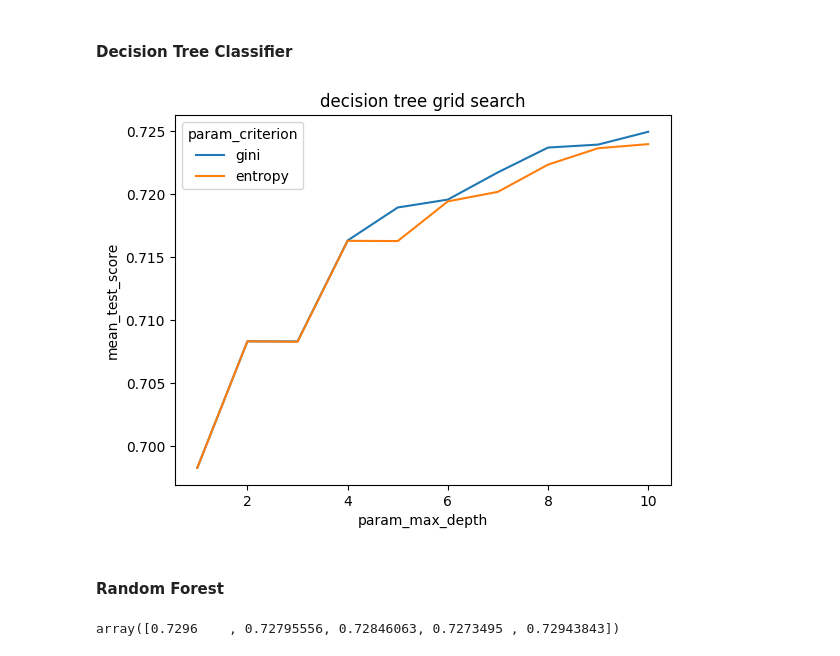
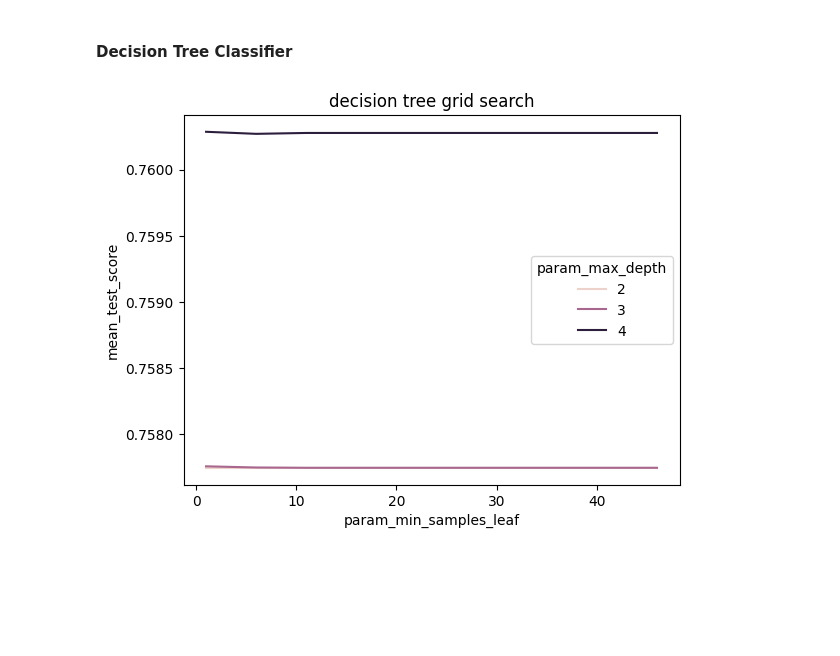
Before and after one commit to schmly/UCDPA_hlaing, a Jupyter notebook: data/ny_motor_vehicle_collisions.ipynb, the cells around one changed output. Saved outputs shown, nothing was run; the diff lists cells and outputs as text; code cells hidden in the pictures; blank space fills up the shorter version.

```diff
--- a/data/ny_motor_vehicle_collisions.ipynb
+++ b/data/ny_motor_vehicle_collisions.ipynb
@@ -454,10 +455,11 @@ from sklearn.ensemble import BaggingClassifier
 
 models_initial = {
     "ridge": RidgeClassifier(),
-    "tree": DecisionTreeClassifier(random_state=42),
+    "tree": DecisionTreeClassifier(random_state=seed),
+    "tree2": DecisionTreeClassifier(random_state=seed, min_samples_leaf=10),
     'bernoulli': BernoulliNB(binarize=None)
 }
 
-kf = KFold(random_state=12, shuffle=True)
-scores_initial = [cross_val_score(clf, X_train, y_train, cv=kf) for clf in models_initial.values()]
+kf = KFold(random_state=seed, shuffle=True)
+cross_scores_initial = [cross_val_score(clf, X_train, y_train, cv=kf) for clf in models_initial.values()]
 # %%
@@ -471,0 +472,10 @@ In the next step, we will compare different tree based classifiers.
+# %%
+# The decision tree shows the best performance.
+# However, trees have a high risk of overfitting.
+# Therefore, we will also compare the scores for the prediction on the test set.
+
+for clf in models_initial.values():
+    clf.fit(X_train, y_train)
+
+scores_initial = [clf.score(X_test, y_test) for clf in models_initial.values()]
+scores_initial_train = [clf.score(X_train, y_train) for clf in models_initial.values()]
@@ -487,0 +524,6 @@ A bagging classifier based on a decision tree performs even slightly better!
+# %%
+# perform the same prediction with a bagging classifier
+bag = BaggingClassifier(random_state=seed)
+bag.fit(X_train, y_train)
+y_pred_bag = bag.predict(X_test)
+acc_score_bag = accuracy_score(y_test, y_pred_bag)
@@ -538,24 +586,23 @@ plt.show()
 # we first have a closer look at the Ridge Classifier
 from sklearn.model_selection import GridSearchCV
 # %%
-tree_params = [
-    {
-        "criterion": ["gini", "entropy"],
-        "max_depth": np.arange(1, 11),
+# initialise grid search
+tree_params = {
+        # "max_depth": np.arange(5, 10),
+        "max_depth": [2, 3, 4],
+        "min_samples_leaf": np.arange(1, 51, 5)
         }
-    ]
-tree_cv = GridSearchCV(DecisionTreeClassifier(random_state=42), tree_params, cv=kf)
+tree_cv = GridSearchCV(DecisionTreeClassifier(random_state=seed), tree_params, cv=kf)
+
+# execute
 tree_cv.fit(X_train, y_train)
 tree_cv_res = pd.DataFrame.from_dict(tree_cv.cv_results_)
 # %%
-# sns.lineplot(data=tree_cv_res, x="param_max_depth", y = "mean_test_score", hue="param_min_samples_leaf")
-# ax = sns.lineplot(data=tree_cv_res, x="param_min_samples_leaf", y = "mean_test_score", hue="param_max_depth")
-ax = sns.lineplot(data=tree_cv_res, x="param_max_depth", y = "mean_test_score", hue="param_criterion")
+# plot results
+ax = sns.lineplot(data=tree_cv_res, x="param_min_samples_leaf", y = "mean_test_score", hue = "param_max_depth")
 ax.set(
     title="decision tree grid search"
 )
 plt.show()
 # %% [output]
-[figure, old version]
+[figure, new version]
-# %% [markdown]
-#### Random Forest
@@ -564,8 +609,3 @@ from sklearn.ensemble import RandomForestClassifier
-# %%
-forest = RandomForestClassifier()
-cross_val_score(forest, X_train, y_train, cv=kf)
-# %% [output]
-array([0.7296    , 0.72795556, 0.72846063, 0.7273495 , 0.72943843])
 # %%
 tree_cv.best_estimator_
 # %% [output]
```
Also changed, not shown: parts of 43 cells of this notebook, 1 other file.
